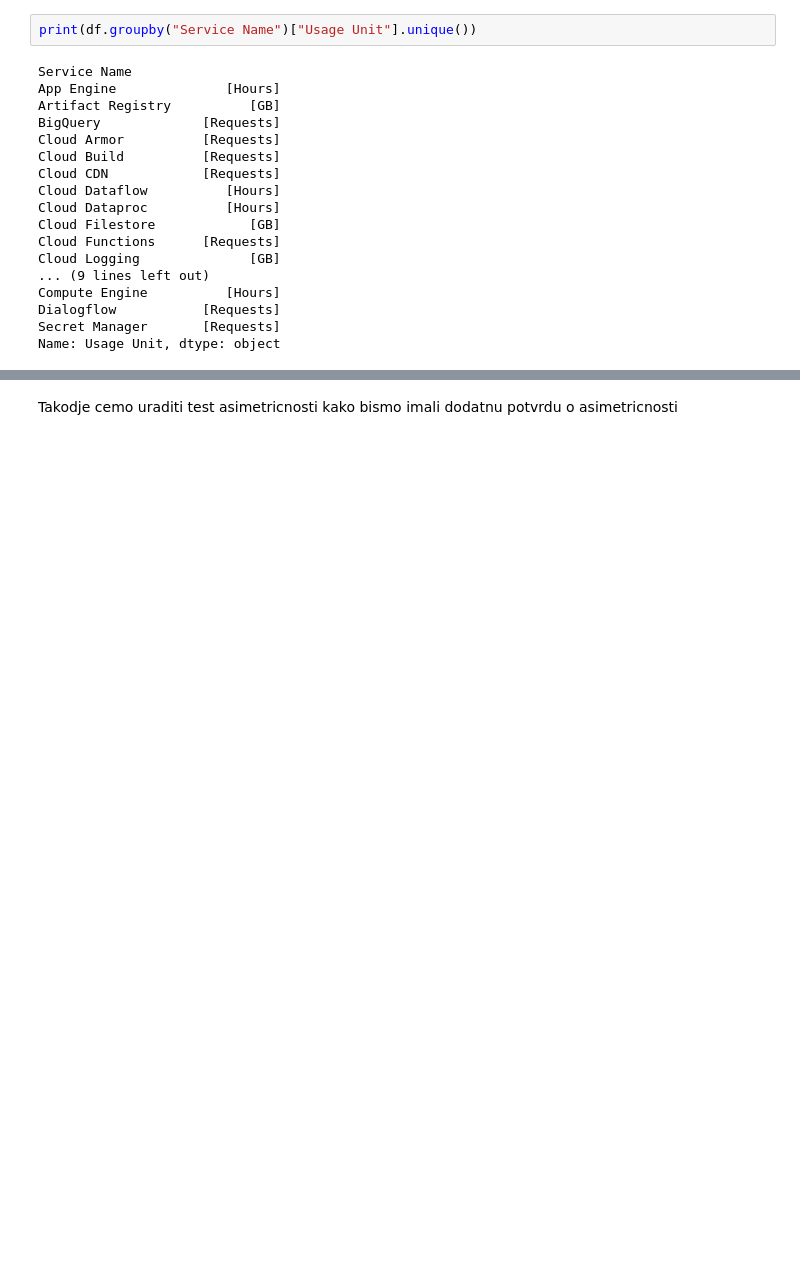
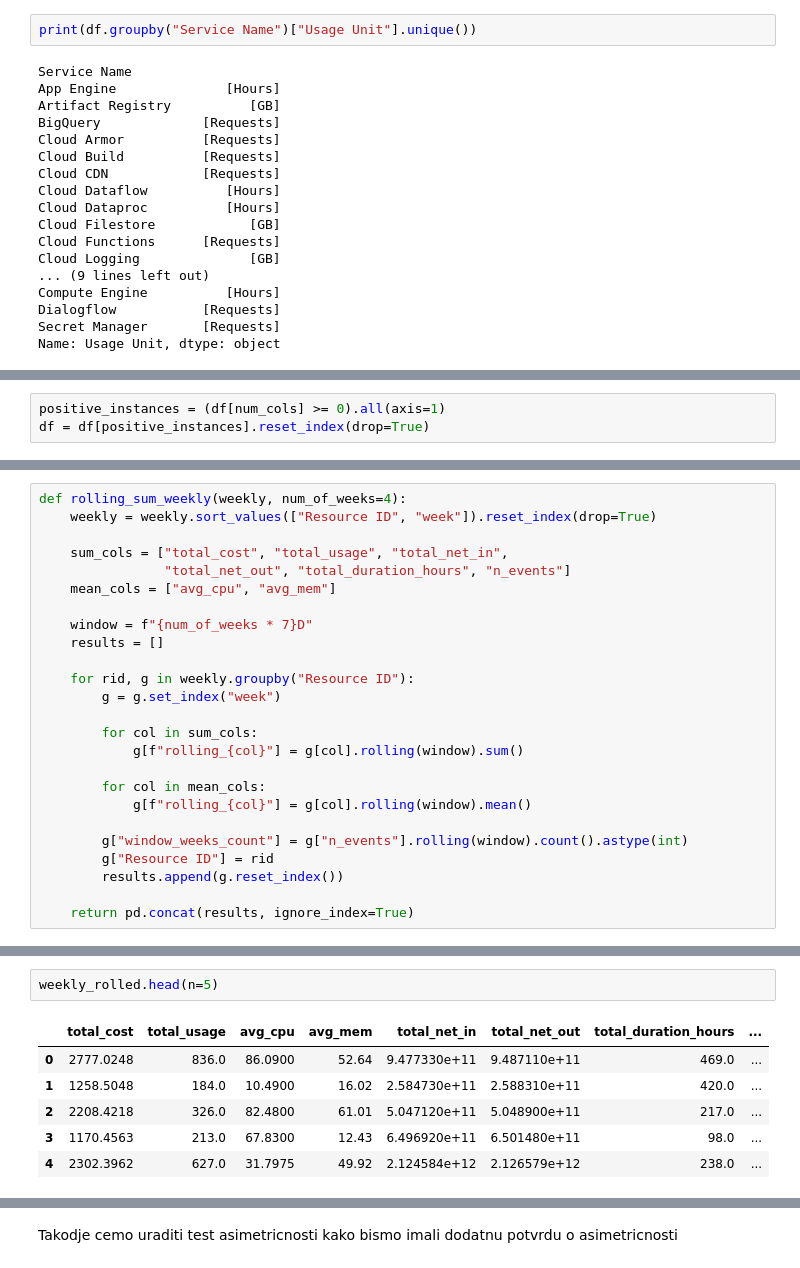
Before and after one commit to LukaDervisevic/GCPCostPreditionModel, a Jupyter notebook: gcp_nn.ipynb, the cells around one changed output, grey strips where cells are left out. Cells and saved outputs as stored; diff of their text form; blank space fills up the shorter version.

```diff
--- a/gcp_nn.ipynb
+++ b/gcp_nn.ipynb
@@ -159,0 +153,3 @@ df.drop(columns=['Usage Start Date DT', 'Usage End Date DT'],inplace=True)
+# %%
+positive_instances = (df[num_cols] >= 0).all(axis=1)
+df = df[positive_instances].reset_index(drop=True)
@@ -159,0 +175,25 @@ df.drop(columns=['Usage Start Date DT', 'Usage End Date DT'],inplace=True)
+# %%
+def rolling_sum_weekly(weekly, num_of_weeks=4):
+    weekly = weekly.sort_values(["Resource ID", "week"]).reset_index(drop=True)
+
+    sum_cols = ["total_cost", "total_usage", "total_net_in",
+                "total_net_out", "total_duration_hours", "n_events"]
+    mean_cols = ["avg_cpu", "avg_mem"]
+
+    window = f"{num_of_weeks * 7}D"
+    results = []
+
+    for rid, g in weekly.groupby("Resource ID"):
+        g = g.set_index("week")
+
+        for col in sum_cols:
+            g[f"rolling_{col}"] = g[col].rolling(window).sum()
+
+        for col in mean_cols:
+            g[f"rolling_{col}"] = g[col].rolling(window).mean()
+
+        g["window_weeks_count"] = g["n_events"].rolling(window).count().astype(int)
+        g["Resource ID"] = rid
+        results.append(g.reset_index())
+
+    return pd.concat(results, ignore_index=True)
@@ -159,0 +251,9 @@ df.drop(columns=['Usage Start Date DT', 'Usage End Date DT'],inplace=True)
+# %%
+weekly_rolled.head(n=5)
+# %% [output]
+|  | total_cost | total_usage | avg_cpu | avg_mem | total_net_in | total_net_out | total_duration_hours | ... |
+| 0 | 2777.0248 | 836.0 | 86.0900 | 52.64 | 9.477330e+11 | 9.487110e+11 | 469.0 | ... |
+| 1 | 1258.5048 | 184.0 | 10.4900 | 16.02 | 2.584730e+11 | 2.588310e+11 | 420.0 | ... |
+| 2 | 2208.4218 | 326.0 | 82.4800 | 61.01 | 5.047120e+11 | 5.048900e+11 | 217.0 | ... |
+| 3 | 1170.4563 | 213.0 | 67.8300 | 12.43 | 6.496920e+11 | 6.501480e+11 | 98.0 | ... |
+| 4 | 2302.3962 | 627.0 | 31.7975 | 49.92 | 2.124584e+12 | 2.126579e+12 | 238.0 | ... |
```
Also changed, not shown: parts of 73 cells of this notebook.
